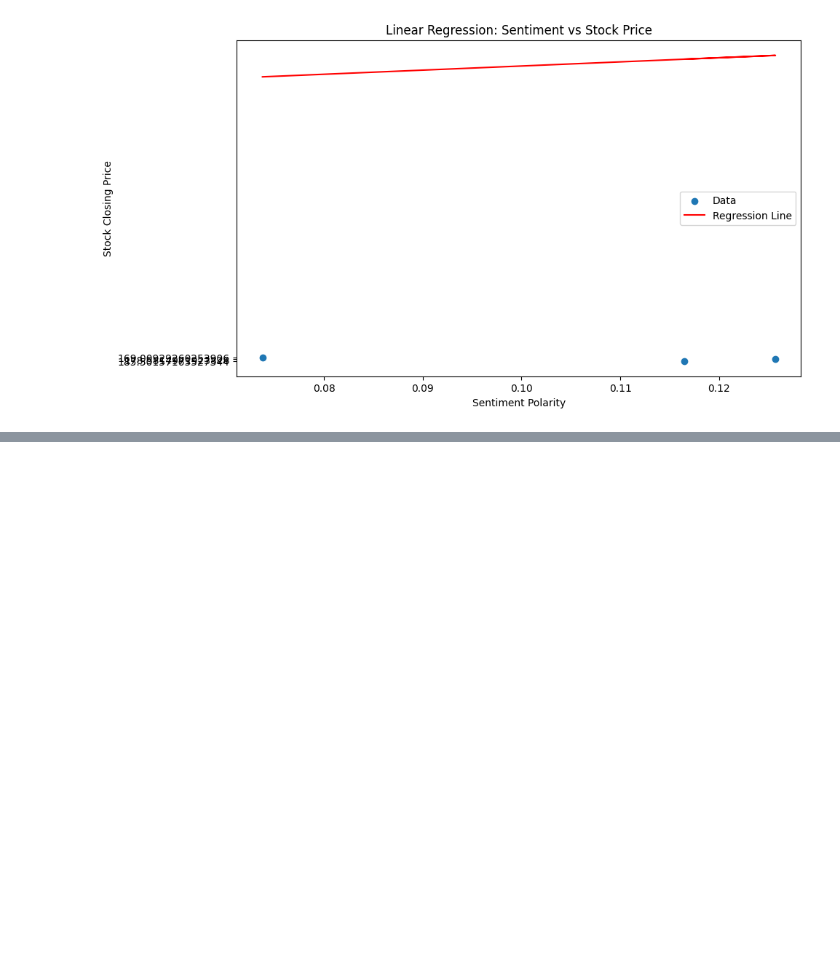
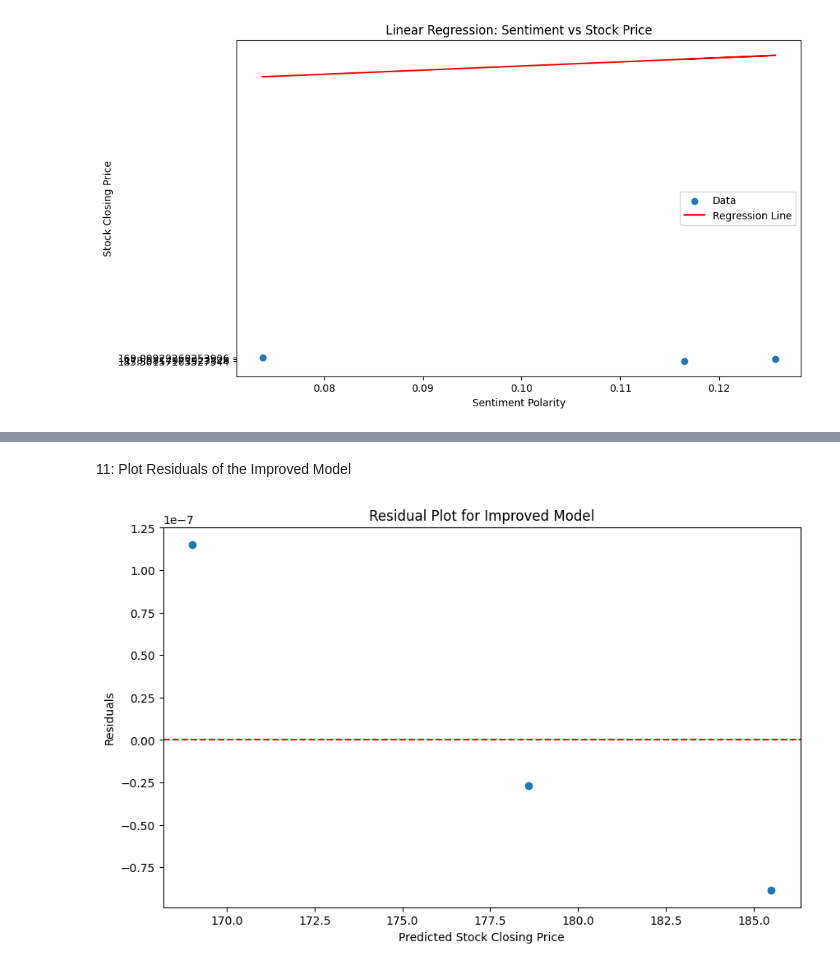
Before and after one commit to Balbir89/Balbir89, a Jupyter notebook: stock_sentiment_analysis.ipynb, the cells around one changed output, grey strips where cells are left out. Drawn from its saved outputs; the diff is of its cells as text; code cells hidden in the pictures; blank space fills up the shorter version.

```diff
--- a/stock_sentiment_analysis.ipynb
+++ b/stock_sentiment_analysis.ipynb
@@ -549,0 +666,14 @@ Intercept: 151.6710377473928
+# %%
+import numpy as np
+import pandas as pd
+
+# Assuming y_improved is a pandas Series and y_pred_improved is a NumPy array
+
+# Convert y_pred_improved to a pandas Series if you want to use .notna()
+y_pred_improved = pd.Series(y_pred_improved)
+
+# Drop any NaNs created by conversion
+valid_idx = y_improved.notna() & y_pred_improved.notna()
+
+y_improved = y_improved[valid_idx]
+y_pred_improved = y_pred_improved[valid_idx]
@@ -549,0 +682,28 @@ Intercept: 151.6710377473928
+# %%
+# Convert to numeric (if not already)
+y_improved = pd.to_numeric(y_improved, errors='coerce')
+y_pred_improved = pd.to_numeric(y_pred_improved, errors='coerce')
+
+# Drop any NaNs created by conversion
+valid_idx = y_improved.notna() & y_pred_improved.notna()
+y_improved = y_improved[valid_idx]
+y_pred_improved = y_pred_improved[valid_idx]
+
+# Calculate residuals
+residuals = y_improved - y_pred_improved
+# %% [markdown]
+11: Plot Residuals of the Improved Model
+# %%
+import matplotlib.pyplot as plt
+
+residuals = y_improved - y_pred_improved
+
+plt.figure(figsize=(10,6))
+plt.scatter(y_pred_improved, residuals)
+plt.axhline(y=0, color='r', linestyle='--')
+plt.xlabel('Predicted Stock Closing Price')
+plt.ylabel('Residuals')
+plt.title('Residual Plot for Improved Model')
+plt.show()
+# %% [output]
+[figure, added]
```
Also changed, not shown: parts of 20 cells of this notebook.
